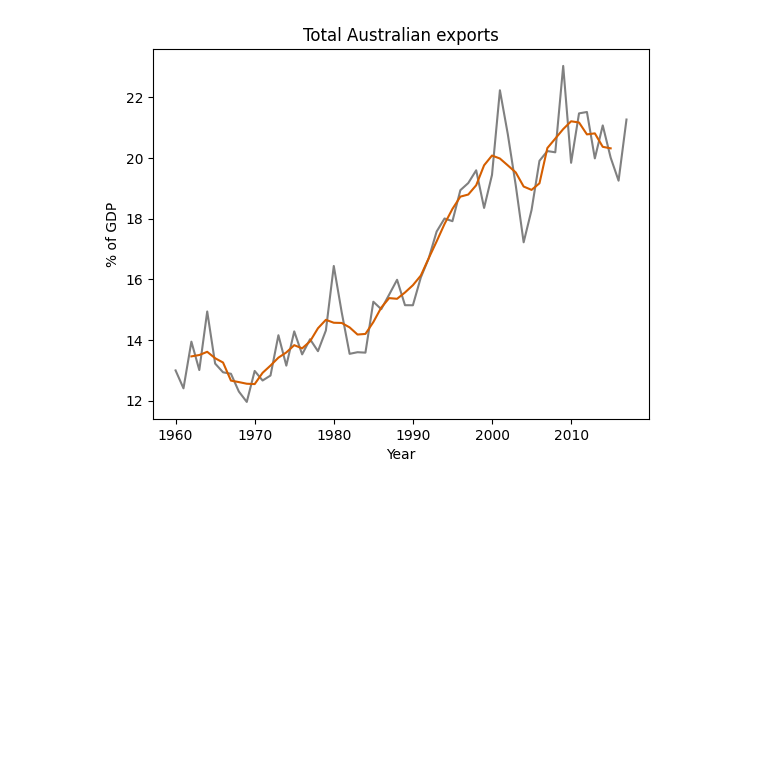
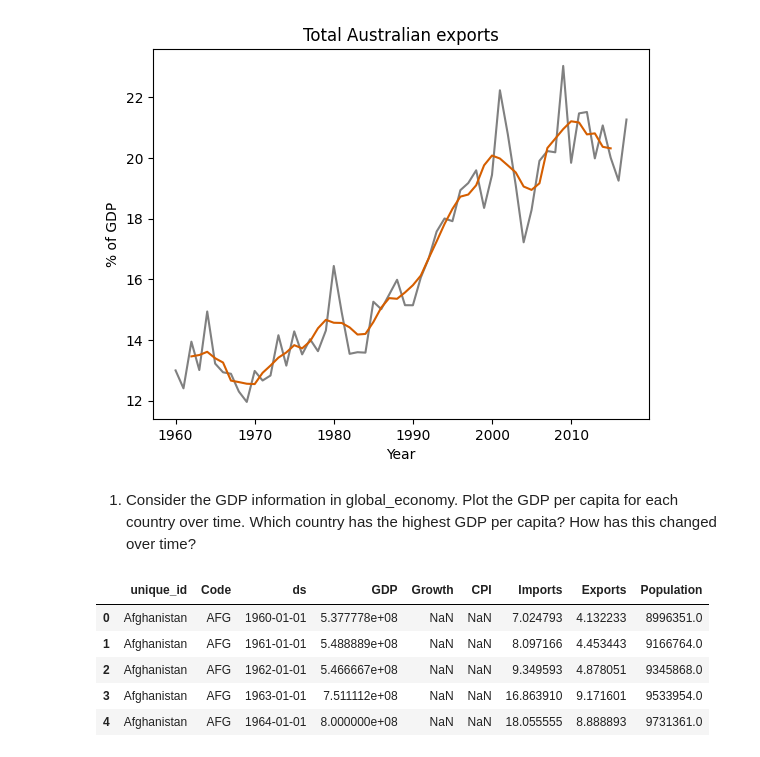
Before and after one commit to zamu-302/Time-series, a Jupyter notebook: Chapter3.ipynb, the cells around one changed output. Drawn from its saved outputs; the diff is of its cells as text; code cells hidden in the pictures; blank space fills up the shorter version.

```diff
--- a/Chapter3.ipynb
+++ b/Chapter3.ipynb
@@ -77,3 +77,20 @@ ax.set(
 plt.show()
 # %% [output]
 [figure]
+# %% [markdown]
+1. Consider the GDP information in global_economy. Plot the GDP per capita for each country over time. Which country has the highest GDP per capita? How has this changed over time?
+# %%
+import pandas as pd
+import matplotlib.pyplot as plt
+import seaborn as sns
+from utilsforecast.plotting import plot_series
+
+df=pd.read_csv("data/global_economy.csv",parse_dates=['ds'])
+df.head()
+# %% [output]
+|  | unique_id | Code | ds | GDP | Growth | CPI | Imports | Exports | Population |
+| 0 | Afghanistan | AFG | 1960-01-01 | 5.377778e+08 | NaN | NaN | 7.024793 | 4.132233 | 8996351.0 |
+| 1 | Afghanistan | AFG | 1961-01-01 | 5.488889e+08 | NaN | NaN | 8.097166 | 4.453443 | 9166764.0 |
+| 2 | Afghanistan | AFG | 1962-01-01 | 5.466667e+08 | NaN | NaN | 9.349593 | 4.878051 | 9345868.0 |
+| 3 | Afghanistan | AFG | 1963-01-01 | 7.511112e+08 | NaN | NaN | 16.863910 | 9.171601 | 9533954.0 |
+| 4 | Afghanistan | AFG | 1964-01-01 | 8.000000e+08 | NaN | NaN | 18.055555 | 8.888893 | 9731361.0 |
```
Also changed, not shown: parts of 4 cells of this notebook.
